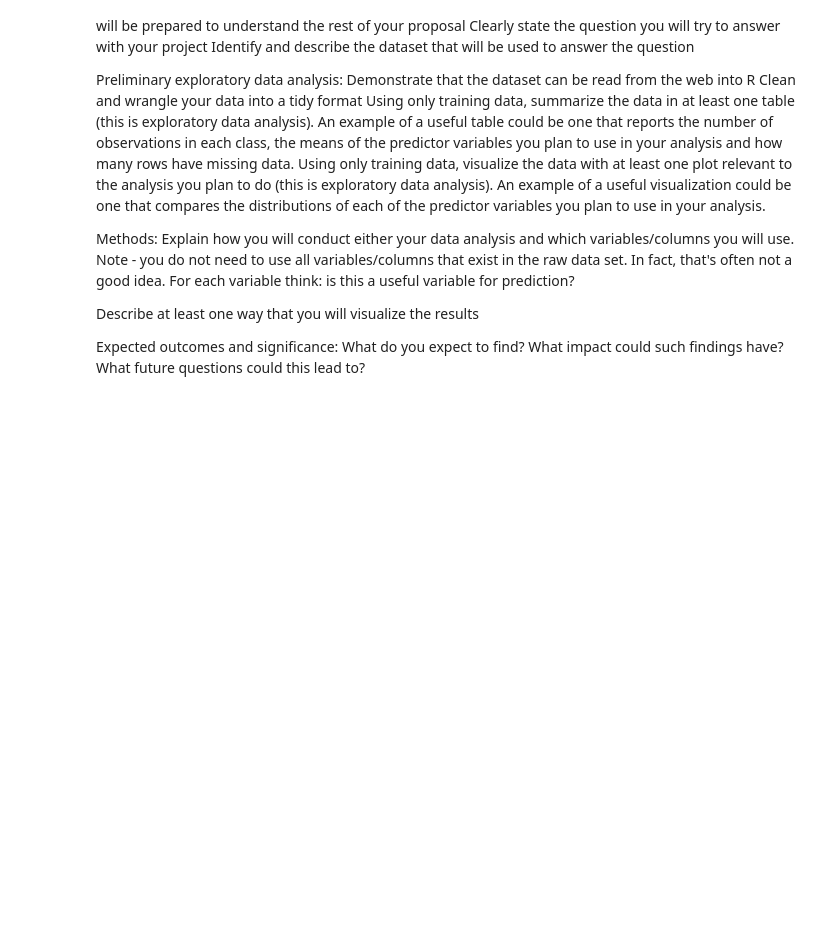
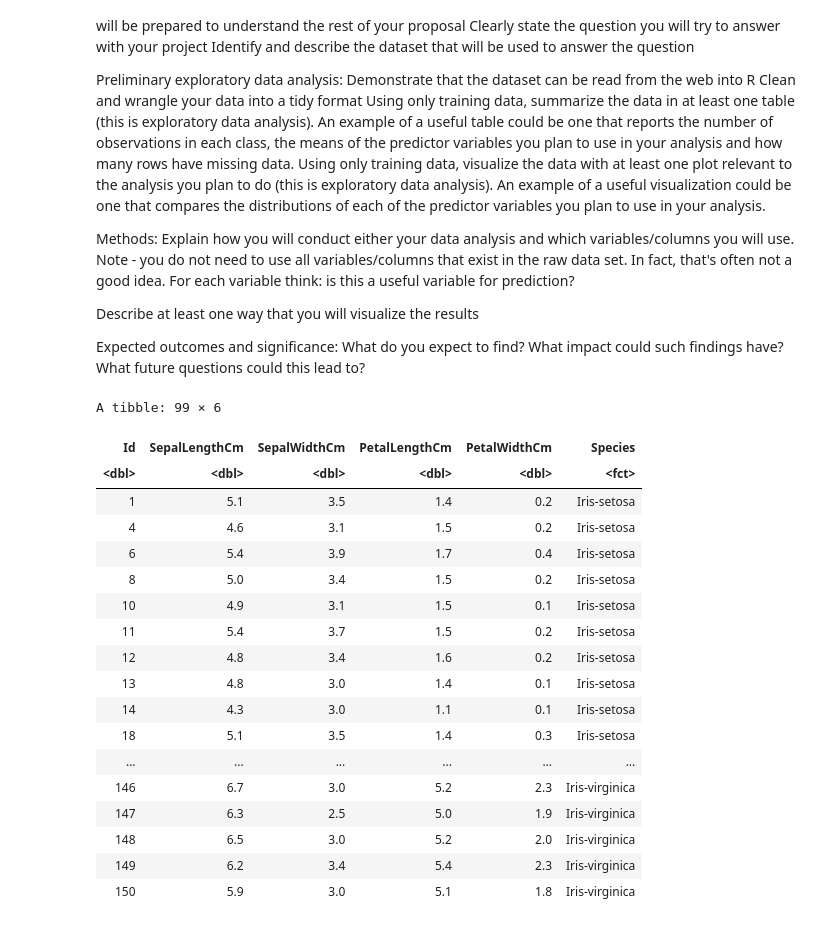
Before and after one commit to lucaschan117/dsci-100-002-group36, a Jupyter notebook: Iris_Project.ipynb, the cells around one changed output. Drawn from its saved outputs; the diff is of its cells as text; code cells hidden in the pictures; blank space fills up the shorter version.

Commit message:
split data into training and testing, created table of averages by class

```diff
--- a/Iris_Project.ipynb
+++ b/Iris_Project.ipynb
@@ -95,0 +92,25 @@ Method:
+# %%
+iris_split <- initial_split(iris, prop = .66, strata = Species)
+iris_train <- training(iris_split)
+iris_test <- testing(iris_split)
+iris_train
+# %% [output]
+A tibble: 99 × 6
+| Id | SepalLengthCm | SepalWidthCm | PetalLengthCm | PetalWidthCm | Species |
+| <dbl> | <dbl> | <dbl> | <dbl> | <dbl> | <fct> |
+| 1 | 5.1 | 3.5 | 1.4 | 0.2 | Iris-setosa |
+| 4 | 4.6 | 3.1 | 1.5 | 0.2 | Iris-setosa |
+| 6 | 5.4 | 3.9 | 1.7 | 0.4 | Iris-setosa |
+| 8 | 5.0 | 3.4 | 1.5 | 0.2 | Iris-setosa |
+| 10 | 4.9 | 3.1 | 1.5 | 0.1 | Iris-setosa |
+| 11 | 5.4 | 3.7 | 1.5 | 0.2 | Iris-setosa |
+| 12 | 4.8 | 3.4 | 1.6 | 0.2 | Iris-setosa |
+| 13 | 4.8 | 3.0 | 1.4 | 0.1 | Iris-setosa |
+| 14 | 4.3 | 3.0 | 1.1 | 0.1 | Iris-setosa |
+| 18 | 5.1 | 3.5 | 1.4 | 0.3 | Iris-setosa |
+| ... | ... | ... | ... | ... | ... |
+| 146 | 6.7 | 3.0 | 5.2 | 2.3 | Iris-virginica |
+| 147 | 6.3 | 2.5 | 5.0 | 1.9 | Iris-virginica |
+| 148 | 6.5 | 3.0 | 5.2 | 2.0 | Iris-virginica |
+| 149 | 6.2 | 3.4 | 5.4 | 2.3 | Iris-virginica |
+| 150 | 5.9 | 3.0 | 5.1 | 1.8 | Iris-virginica |
```
Also changed, not shown: parts of 3 cells of this notebook.
